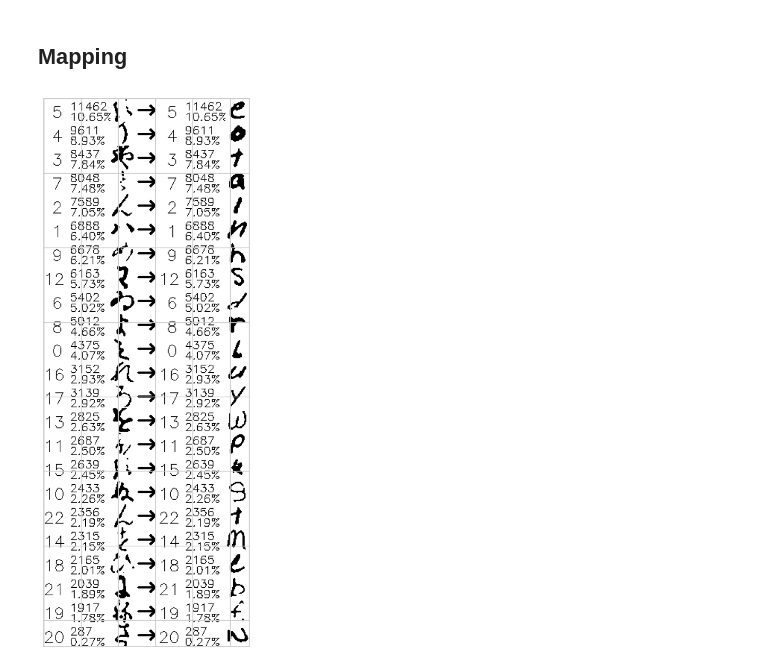
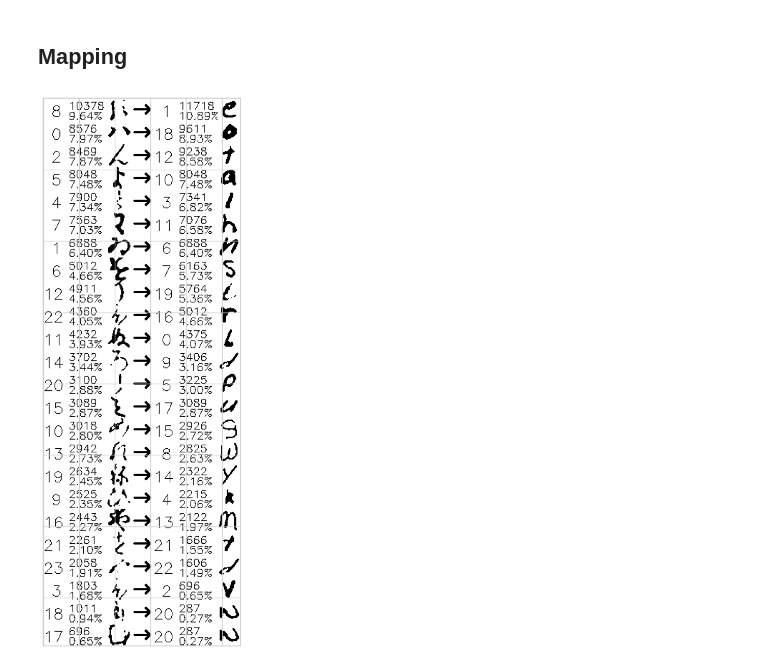
Before and after one commit to klima7/KMNIST-EMNIST-Translator, a Jupyter notebook: training/mid_distortions_1_char.ipynb, the cells around one changed output. Cells and saved outputs as stored; diff of their text form; code cells hidden in the pictures.

```diff
--- a/training/mid_distortions_1_char.ipynb
+++ b/training/mid_distortions_1_char.ipynb
@@ -62,7 +62,7 @@ training.show_datasets(emnist_chars, kmnist_chars, samples_count=10)
 conf = Config(
     name='mid_distortions_1_char',
     emnist_ae=SimpleAutoencoder(output_features=11),
-    kmnist_ae=SimpleAutoencoder(output_features=11)
+    kmnist_ae=SimpleAutoencoder(output_features=12)
 )
 
 econf = conf.emnist
@@ -188,10 +192,9 @@ kconf.save()
 # %% [markdown]
 ## Mapping
 # %%
-conf.load()
 conf.mapping = training.create_mapping(conf.kmnist.counts, conf.emnist.counts)
 training.show_mapping(conf)
 # %% [output]
-[figure, old version]
+[figure, new version]
 # %%
 conf.save_mapping()
```
Also changed, not shown: parts of 21 cells of this notebook, 5 other files.
